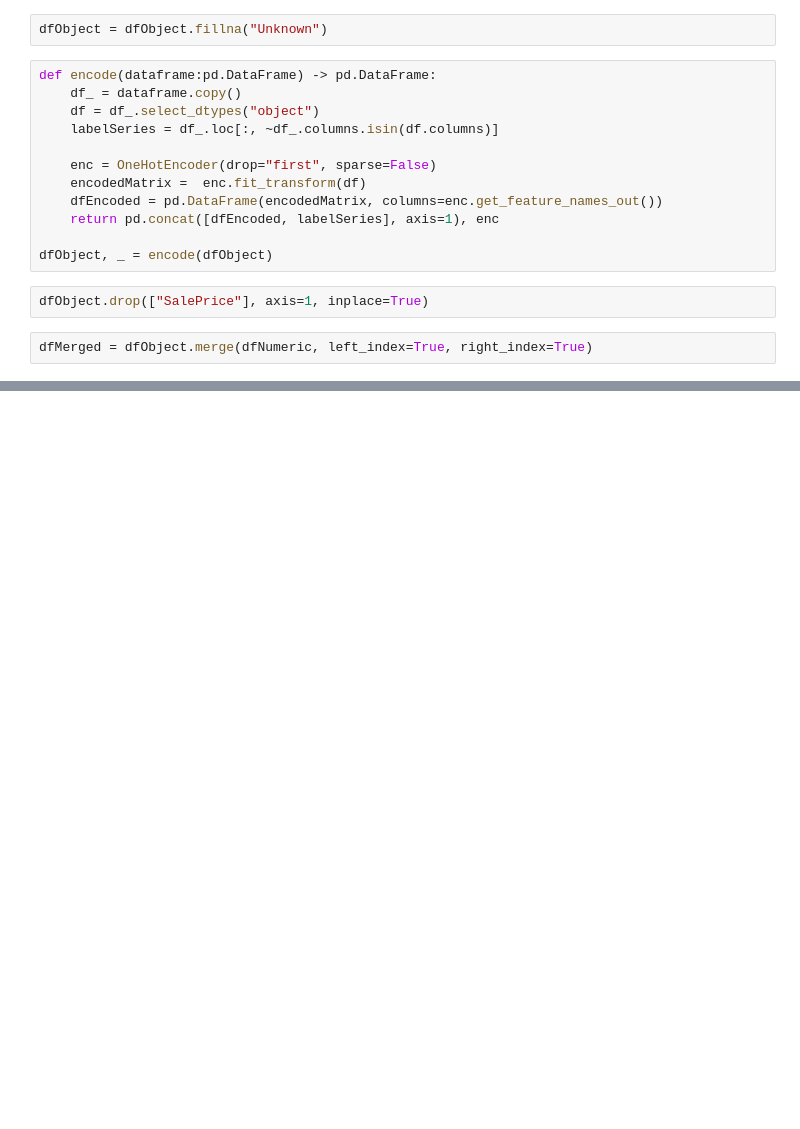
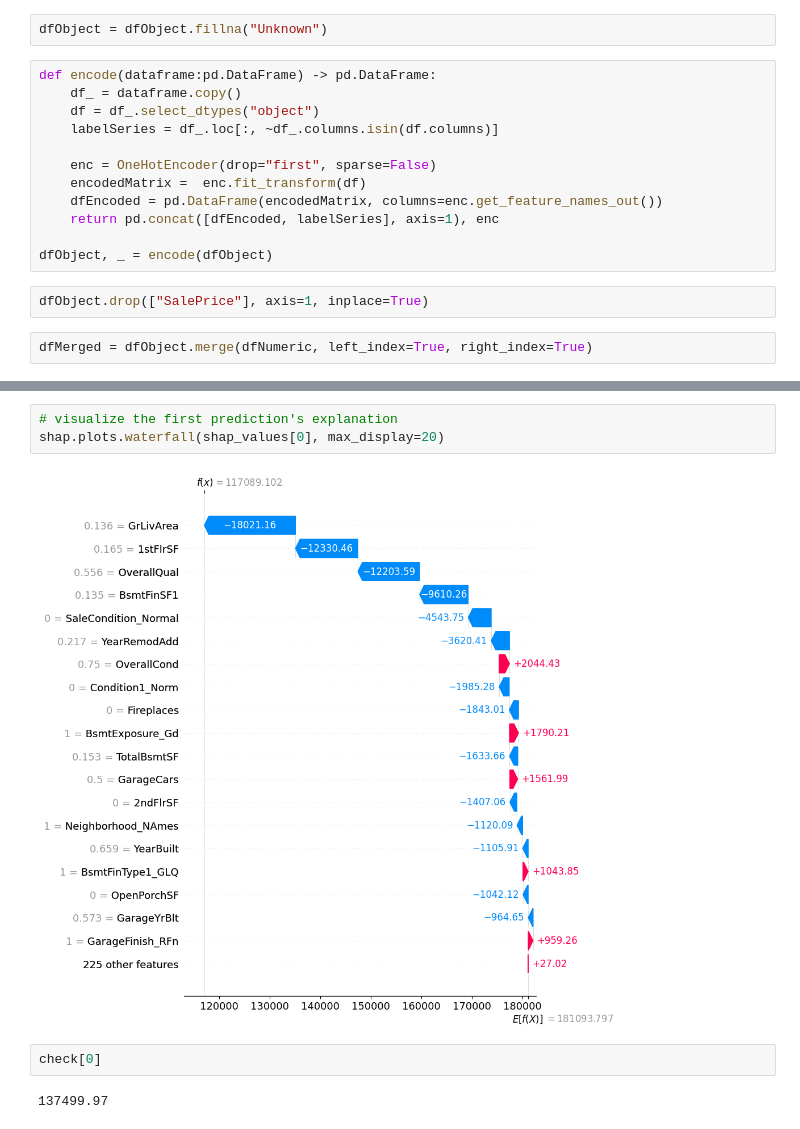
Before and after one commit to ozgunyargi/House-Price, a Jupyter notebook: house-price.ipynb, the cells around one changed output, grey strips where cells are left out. Saved outputs shown, nothing was run; the diff lists cells and outputs as text; blank space fills up the shorter version.

```diff
--- a/house-price.ipynb
+++ b/house-price.ipynb
@@ -129,0 +164,9 @@ MSE is: 1.0078445194293455
+# %%
+# visualize the first prediction's explanation
+shap.plots.waterfall(shap_values[0], max_display=20)
+# %% [output]
+[figure, added]
+# %%
+check[0]
+# %% [output]
+137499.97
```
Also changed, not shown: parts of 11 cells of this notebook.
